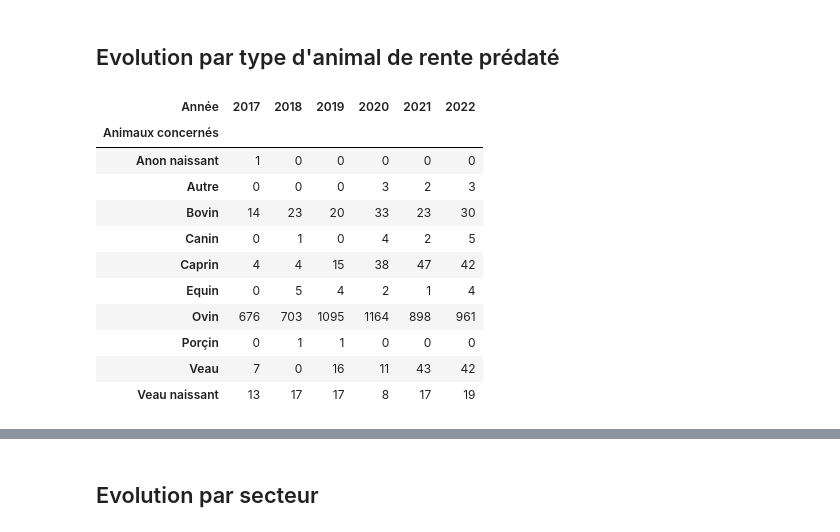
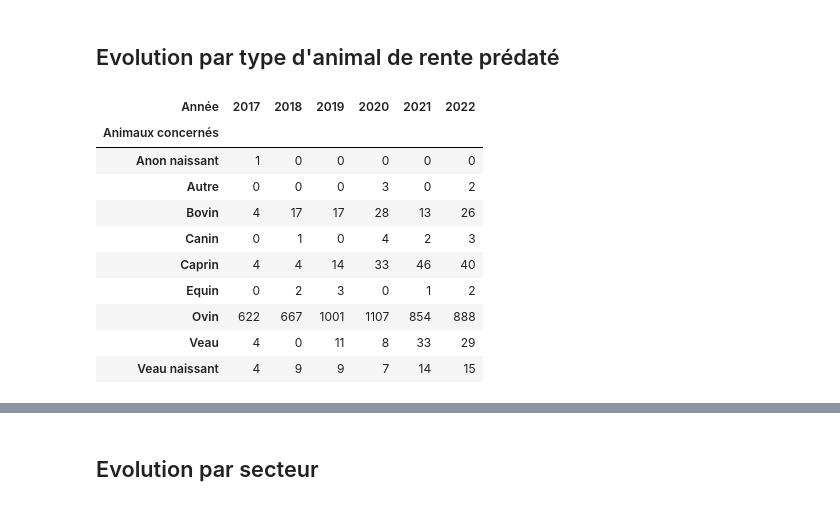
Before and after one commit to dthonon/pna_loup_suivi, a Jupyter notebook: notebook/Analyse-38.ipynb, the cells around one changed output, grey strips where cells are left out. Drawn from its saved outputs; the diff is of its cells as text; code cells hidden in the pictures.

```diff
--- a/notebook/Analyse-38.ipynb
+++ b/notebook/Analyse-38.ipynb
@@ -109,27 +116,28 @@ par_indemnisation[[2022]]
+# %%
+constats_o = constats.query("Indemnisation == 'Oui'")
 # %% [markdown]
 ## Evolution par type d'animal de rente prédaté
 # %%
 par_animal = pd.pivot_table(
-    constats,
+    constats_o,
     values="Victimes constatées",
     index="Animaux concernés",
     columns="Année",
     aggfunc=np.sum,
     fill_value=0,
     # margins=True,
     # margins_name="Total"
 )
 par_animal
 # %% [output]
 | Année | 2017 | 2018 | 2019 | 2020 | 2021 | 2022 |
 | Animaux concernés |  |  |  |  |  |  |
 | Anon naissant | 1 | 0 | 0 | 0 | 0 | 0 |
-| Autre | 0 | 0 | 0 | 3 | 2 | 3 |
-| Bovin | 14 | 23 | 20 | 33 | 23 | 30 |
-| Canin | 0 | 1 | 0 | 4 | 2 | 5 |
-| Caprin | 4 | 4 | 15 | 38 | 47 | 42 |
-| Equin | 0 | 5 | 4 | 2 | 1 | 4 |
-| Ovin | 676 | 703 | 1095 | 1164 | 898 | 961 |
-| Porçin | 0 | 1 | 1 | 0 | 0 | 0 |
-| Veau | 7 | 0 | 16 | 11 | 43 | 42 |
-| Veau naissant | 13 | 17 | 17 | 8 | 17 | 19 |
+| Autre | 0 | 0 | 0 | 3 | 0 | 2 |
+| Bovin | 4 | 17 | 17 | 28 | 13 | 26 |
+| Canin | 0 | 1 | 0 | 4 | 2 | 3 |
+| Caprin | 4 | 4 | 14 | 33 | 46 | 40 |
+| Equin | 0 | 2 | 3 | 0 | 1 | 2 |
+| Ovin | 622 | 667 | 1001 | 1107 | 854 | 888 |
+| Veau | 4 | 0 | 11 | 8 | 33 | 29 |
+| Veau naissant | 4 | 9 | 9 | 7 | 14 | 15 |
```
Also changed, not shown: parts of 3 cells of this notebook, 2 other files.
